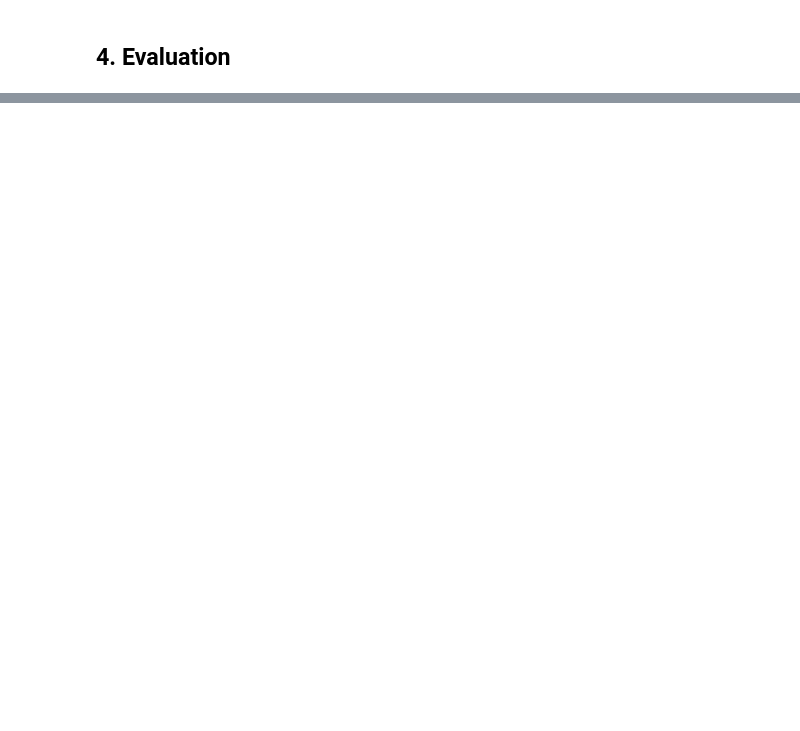
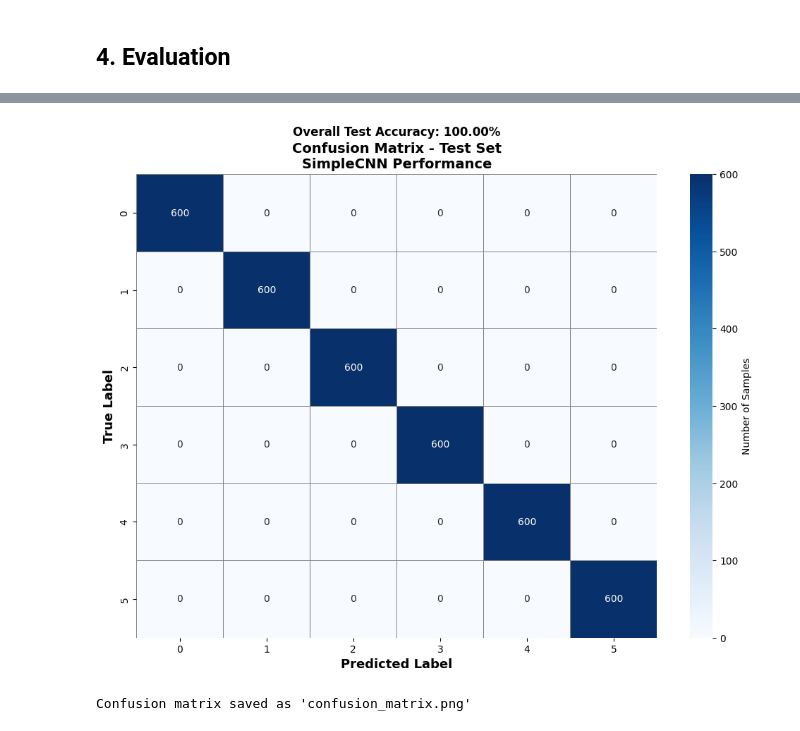
Before and after one commit to adssib/Assignment_3_433, a Jupyter notebook: Finger_Classifier.ipynb, the cells around one changed output, grey strips where cells are left out. Saved outputs shown, nothing was run; the diff lists cells and outputs as text; code cells hidden in the pictures; blank space fills up the shorter version.

```diff
--- a/Finger_Classifier.ipynb
+++ b/Finger_Classifier.ipynb
@@ -547,0 +746,25 @@ WideCNN output shape:   torch.Size([64, 6])
+# %%
+cm = confusion_matrix(all_labels, all_preds)
+
+plt.figure(figsize=(10, 8))
+sns.heatmap(cm, annot=True, fmt='d', cmap='Blues',
+            xticklabels=[f'{i}' for i in range(6)],
+            yticklabels=[f'{i}' for i in range(6)],
+            cbar_kws={'label': 'Number of Samples'},
+            linewidths=0.5, linecolor='gray')
+
+plt.xlabel('Predicted Label', fontsize=13, fontweight='bold')
+plt.ylabel('True Label', fontsize=13, fontweight='bold')
+plt.title('Confusion Matrix - Test Set\nSimpleCNN Performance', fontsize=14, fontweight='bold')
+
+plt.text(3, -0.5, f'Overall Test Accuracy: {test_acc:.2f}%',
+         fontsize=12, fontweight='bold', ha='center')
+
+plt.tight_layout()
+plt.savefig('confusion_matrix.png', dpi=300, bbox_inches='tight')
+plt.show()
+
+print("Confusion matrix saved as 'confusion_matrix.png'")
+# %% [output]
+[figure, added]
+Confusion matrix saved as 'confusion_matrix.png'
```
Also changed, not shown: parts of 12 cells of this notebook, 1 other file.
